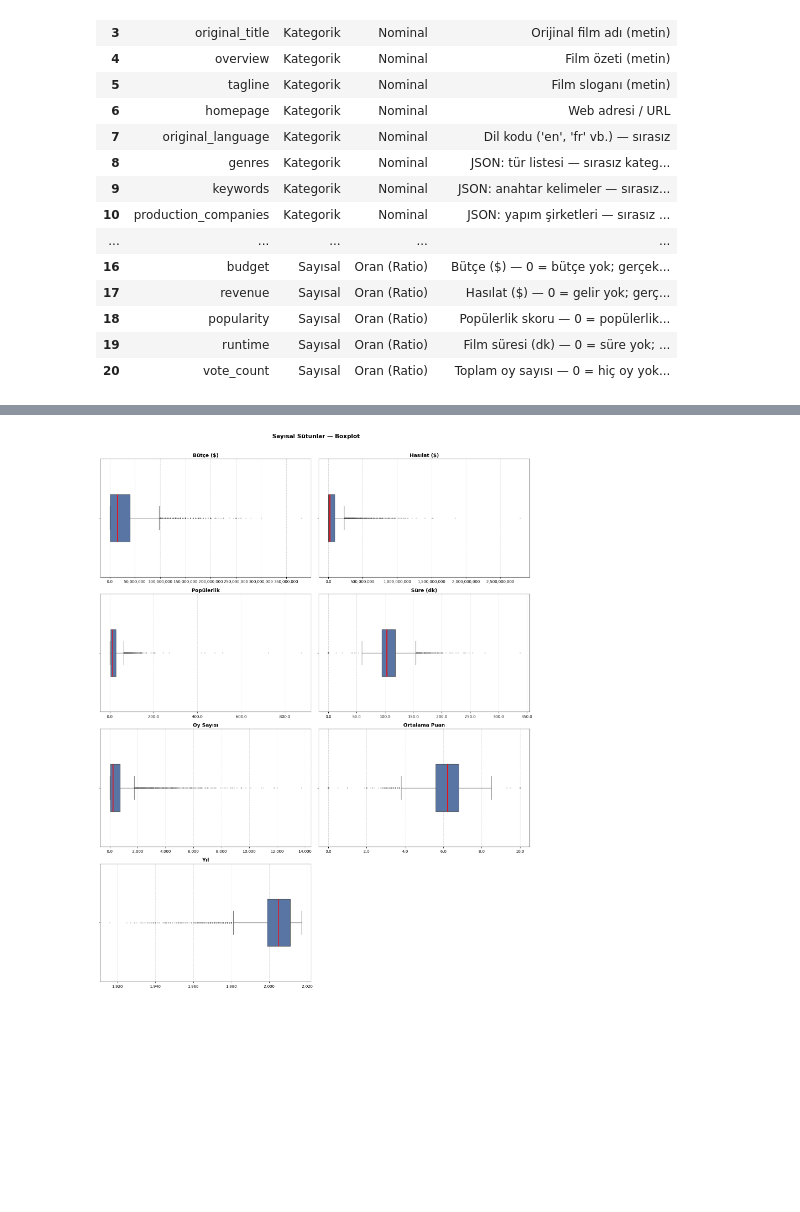
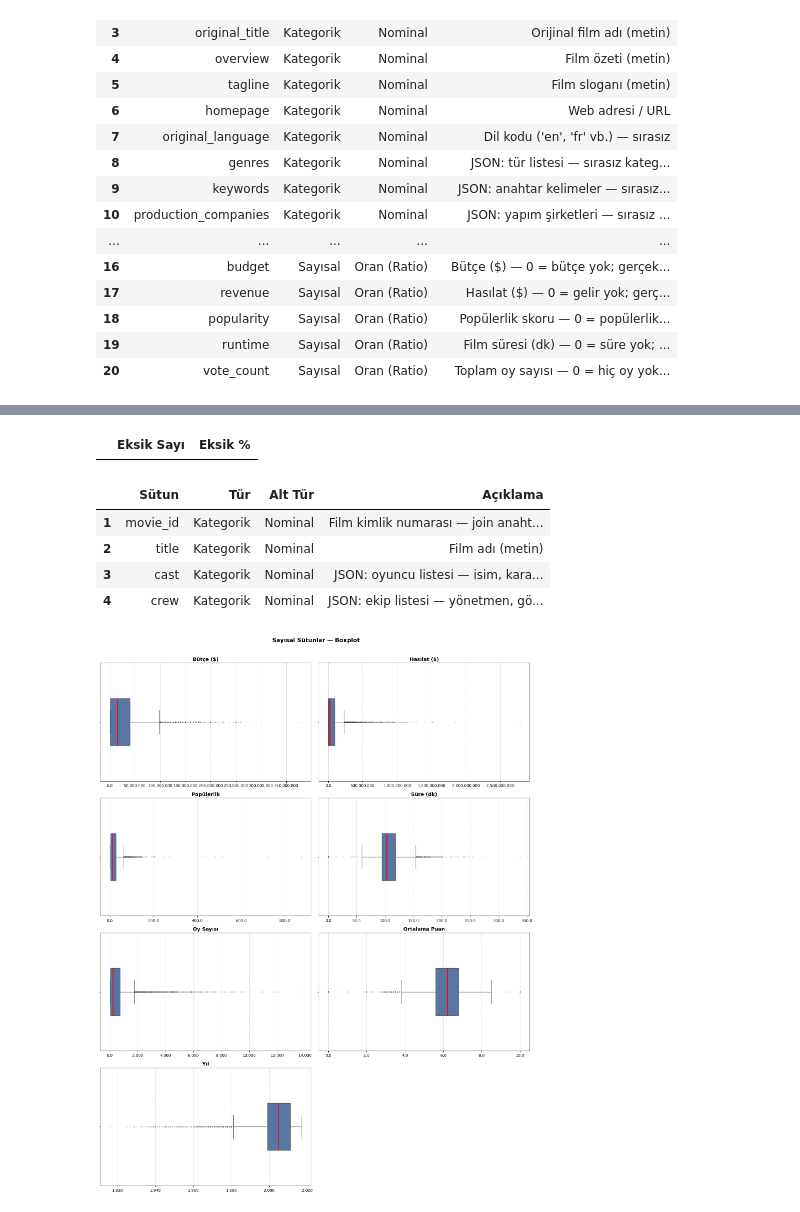
Before and after one commit to UgurIpekduzen/tmdb-hit-classifier, a Jupyter notebook: preprocess.ipynb, the cells around one changed output, grey strips where cells are left out. Cells and saved outputs as stored; diff of their text form; code cells hidden in the pictures; blank space fills up the shorter version.

```diff
--- a/preprocess.ipynb
+++ b/preprocess.ipynb
@@ -138,3 +182,37 @@ display(df_types)
+# %%
+# Eksik veri özeti — null sayısı ve yüzdesi, yalnızca eksik olan sütunlar
+missing_c = df_credits.isnull().sum()
+missing_c = missing_c[missing_c > 0].sort_values(ascending=False)
+pd.DataFrame({
+    'Eksik Sayı': missing_c,
+    'Eksik %': (missing_c / len(df_credits) * 100).round(2)
+})
+# %% [output]
+|  | Eksik Sayı | Eksik % |
+# %%
+# Veri ölçüm düzeyi sınıflandırması — df_credits.info() çıktısındaki sütunlar
+import pandas as pd
+
+rows = [
+    # (sütun_adı, ölçüm_türü, alt_tür, açıklama)
+    ("movie_id", "Kategorik", "Nominal",           "Film kimlik numarası — join anahtarı, matematiksel anlamı yok"),
+    ("title",    "Kategorik", "Nominal",           "Film adı (metin)"),
+    ("cast",     "Kategorik", "Nominal",           "JSON: oyuncu listesi — isim, karakter, cinsiyet vb.; sırasız kategoriler"),
+    ("crew",     "Kategorik", "Nominal",           "JSON: ekip listesi — yönetmen, görüntü yönetmeni vb.; sırasız kategoriler"),
+]
+
+df_credits_types = pd.DataFrame(rows, columns=["Sütun", "Tür", "Alt Tür", "Açıklama"])
+df_credits_types.index = df_credits_types.index + 1
+
+pd.set_option("display.max_rows", None)
+pd.set_option("display.max_colwidth", None)
+display(df_credits_types)
+# %% [output]
+|  | Sütun | Tür | Alt Tür | Açıklama |
+| 1 | movie_id | Kategorik | Nominal | Film kimlik numarası — join anaht... |
+| 2 | title | Kategorik | Nominal | Film adı (metin) |
+| 3 | cast | Kategorik | Nominal | JSON: oyuncu listesi — isim, kara... |
+| 4 | crew | Kategorik | Nominal | JSON: ekip listesi — yönetmen, gö... |
 # %%
 import seaborn as sns
 import matplotlib.pyplot as plt
```
Also changed, not shown: parts of 12 cells of this notebook, 7 other files.
